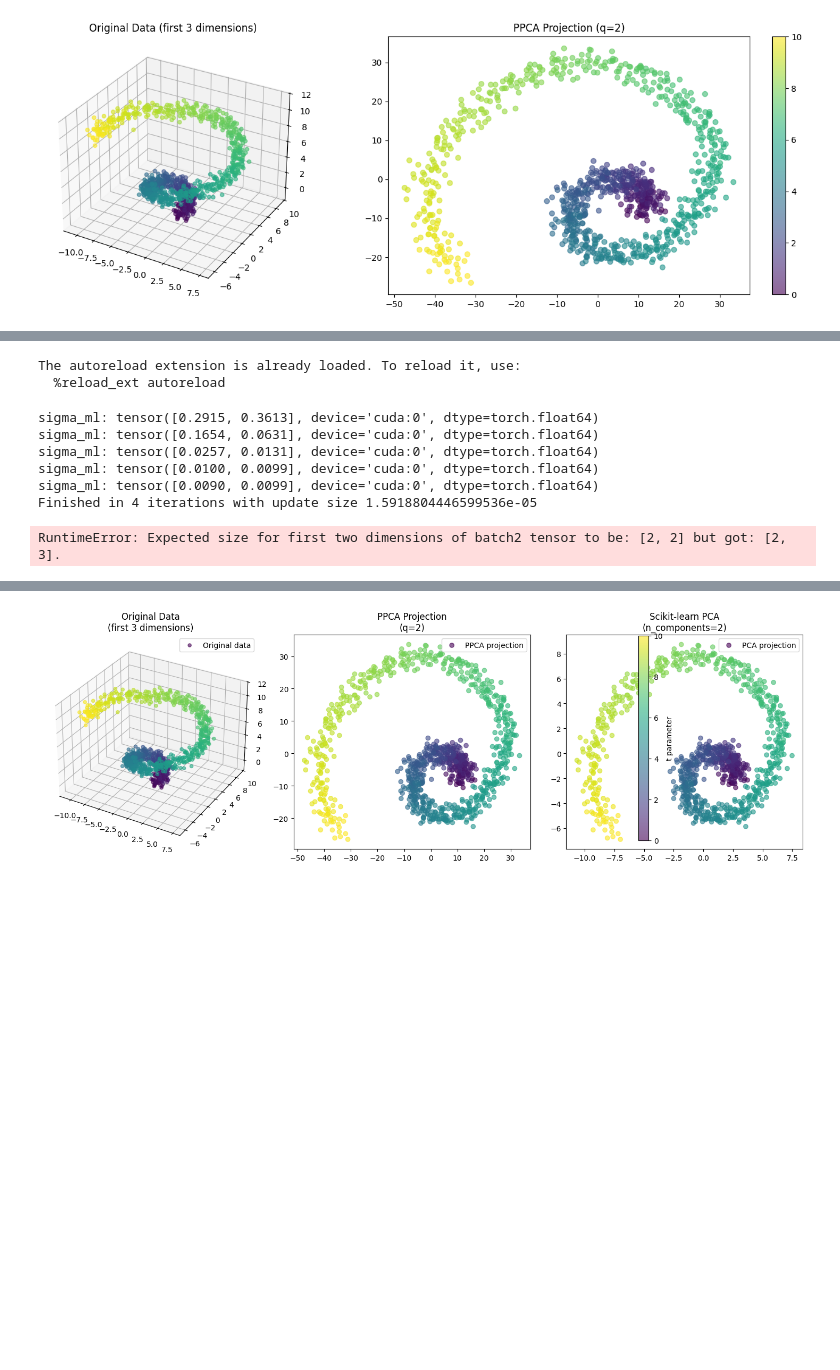
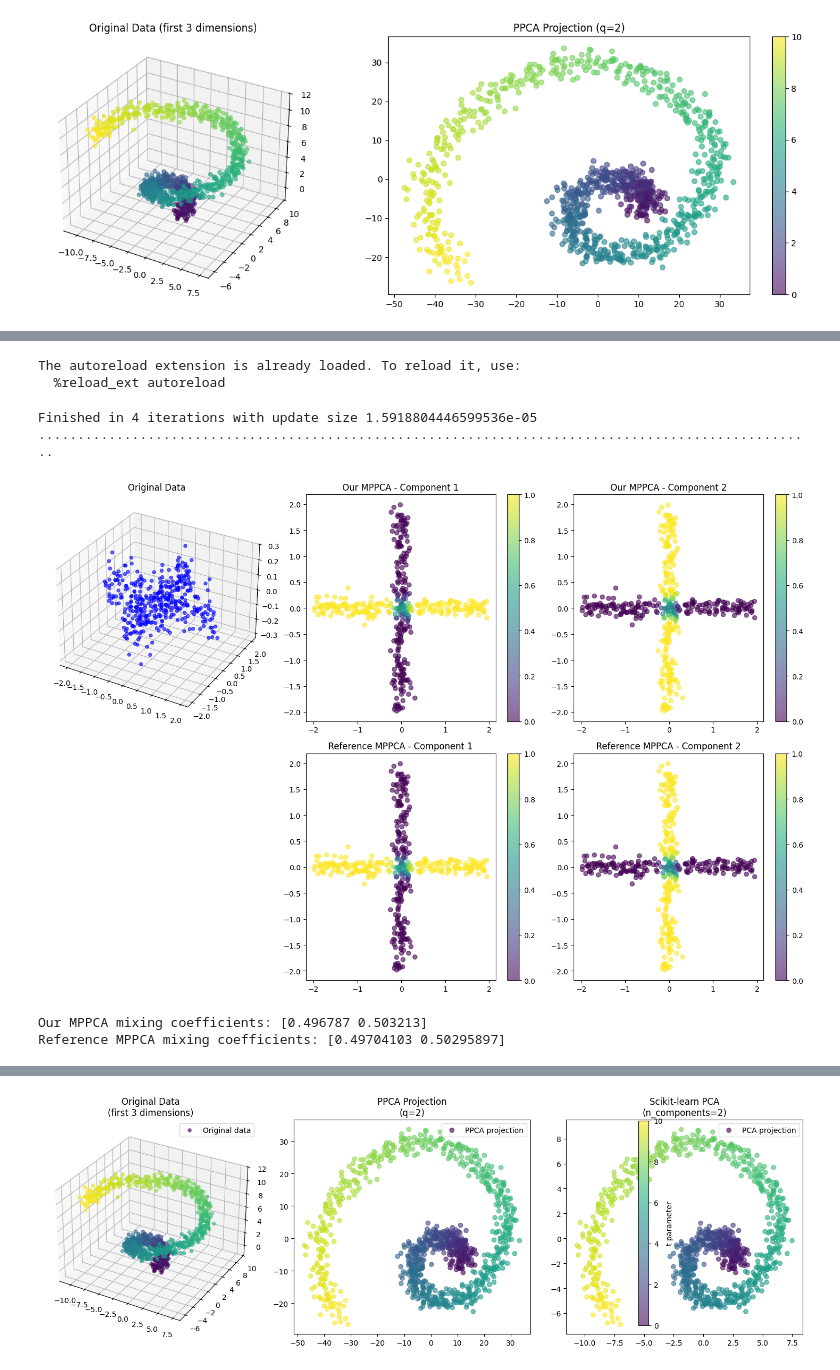
Before and after one commit to Parabrele/PGM, a Jupyter notebook: experiments.ipynb, the cells around one changed output, grey strips where cells are left out. Cells and saved outputs as stored; diff of their text form; code cells hidden in the pictures; blank space fills up the shorter version.

```diff
--- a/experiments.ipynb
+++ b/experiments.ipynb
@@ -406,7 +351,7 @@ Mixing coefficients: [0.32280537 0.34044954 0.33674509]
 import torch as th
 import numpy as np
 import matplotlib.pyplot as plt
-from src.ppca import mppca
+from src.ppca import mppca, compute_Z, compute_responsibilities
 from ref import initialization_kmeans, mppca_gem
 
 device = "cuda" if th.cuda.is_available() else "cpu"
@@ -415,6 +360,8 @@ device = "cuda" if th.cuda.is_available() else "cpu"
 th.manual_seed(42)
 np.random.seed(42)
 q = 1
+k = 2
+use_kmeans_init = True
 # Generate cross-shaped data
 n_samples_per_arm = 200
 noise = 0.1
@@ -440,7 +387,7 @@ X_np = np.column_stack([X_np, np.random.normal(0, noise, X_np.shape[0])])
 X = th.tensor(X_np, dtype=th.float32).to(device)
 
 # Run our MPPCA implementation
-W_mppca, mu_mppca, sigma_mppca = mppca(X, q=q, k=2)
+W_mppca, mu_mppca, sigma_mppca, pi = mppca(X, q=q, k=k, use_kmeans_init=use_kmeans_init)
 
 # Calculate responsibilities for our implementation
 n, d = X.shape
@@ -448,37 +395,16 @@ k = W_mppca.shape[0]
 
 M = W_mppca.transpose(1, 2) @ W_mppca + sigma_mppca.unsqueeze(-1).unsqueeze(-1) * th.eye(2, device=device).unsqueeze(0)
 M_inv = M.inverse()
-Z = th.einsum(
-    "kqd, knd -> knq",
-    M_inv @ W_mppca.transpose(1, 2),
-    (X.unsqueeze(0) - mu_mppca.unsqueeze(1)),
-)
+Z = compute_Z(W_mppca, X, mu_mppca, sigma_mppca, q, device)
 
 mu_normals = th.einsum("kdq, knq -> knd", W_mppca, Z) + mu_mppca.unsqueeze(1)
 sigma_normals = sigma_mppca.unsqueeze(-1).unsqueeze(-1) * th.eye(d, device=device)
 
 # Calculate log responsibilities for numerical stability
-log_resp = (
-    th.log(th.ones(k, device=device) / k).unsqueeze(1)  # [k, 1]
-    - 0.5 * d * th.log(2 * np.pi * sigma_mppca).unsqueeze(1)  # [k, 1]
-    - 0.5 * th.einsum(
-        "knD,knD->kn",
-        th.einsum(
-            "knd,kdD->knD",
-            (X.unsqueeze(0) - mu_normals),
-            sigma_normals.inverse(),
-        ),
-        (X.unsqueeze(0) - mu_normals),
-    )
-)
-
-# Numerical stability: subtract max and exp
-log_resp_max = log_resp.max(dim=0, keepdim=True)[0]
-responsibilities = (log_resp - log_resp_max).exp()
-responsibilities /= responsibilities.sum(dim=0, keepdim=True)
+responsibilities = compute_responsibilities(X, W_mppca, mu_mppca, sigma_mppca, pi, d, device)
 
 # Run reference implementation
-pi_ref, mu_ref, W_ref, sigma2_ref, clusters_ref = initialization_kmeans(X_np, 2, q)
+pi_ref, mu_ref, W_ref, sigma2_ref, clusters_ref = initialization_kmeans(X_np, k, q)
 pi_ref, mu_ref, W_ref, sigma2_ref, R_ref, L_ref, sigma2hist_ref = mppca_gem(X_np, pi_ref, mu_ref, W_ref, sigma2_ref, 100)
 
 # Plotting
@@ -488,36 +414,34 @@ fig = plt.figure(figsize=(15, 10))
 ax1 = fig.add_subplot(231, projection='3d')
 ax1.scatter(X_np[:, 0], X_np[:, 1], X_np[:, 2], c='blue', alpha=0.6)
 ax1.set_title('Original Data')
 
 # Our MPPCA implementation results
 for j in range(k):
     ax = fig.add_subplot(2, 3, j+2)
     scatter = ax.scatter(X_np[:, 0], X_np[:, 1], c=responsibilities[j].cpu(),
                         cmap='viridis', alpha=0.6, vmin=0, vmax=1)
     ax.set_title(f'Our MPPCA - Component {j+1}')
     plt.colorbar(scatter, ax=ax)
 
 # Reference implementation results
 for j in range(k):
     ax = fig.add_subplot(2, 3, j+5)
     scatter = ax.scatter(X_np[:, 0], X_np[:, 1], c=R_ref[:, j],
                         cmap='viridis', alpha=0.6, vmin=0, vmax=1)
     ax.set_title(f'Reference MPPCA - Component {j+1}')
     plt.colorbar(scatter, ax=ax)
 
 plt.tight_layout()
 plt.show()
 
 # Print comparison of results
 print("Our MPPCA mixing coefficients:", responsibilities.mean(dim=1).cpu().numpy())
 print("Reference MPPCA mixing coefficients:", pi_ref)
 # %% [output]
 The autoreload extension is already loaded. To reload it, use:
   %reload_ext autoreload
-sigma_ml: tensor([0.2915, 0.3613], device='cuda:0', dtype=torch.float64)
-sigma_ml: tensor([0.1654, 0.0631], device='cuda:0', dtype=torch.float64)
-sigma_ml: tensor([0.0257, 0.0131], device='cuda:0', dtype=torch.float64)
-sigma_ml: tensor([0.0100, 0.0099], device='cuda:0', dtype=torch.float64)
-sigma_ml: tensor([0.0090, 0.0099], device='cuda:0', dtype=torch.float64)
 Finished in 4 iterations with update size 1.5918804446599536e-05
+....................................................................................................
+[figure, added]
-RuntimeError: Expected size for first two dimensions of batch2 tensor to be: [2, 2] but got: [2, 3].
+Our MPPCA mixing coefficients: [0.496787 0.503213]
+Reference MPPCA mixing coefficients: [0.49704103 0.50295897]
```
Also changed, not shown: parts of 10 cells of this notebook, 3 other files.
